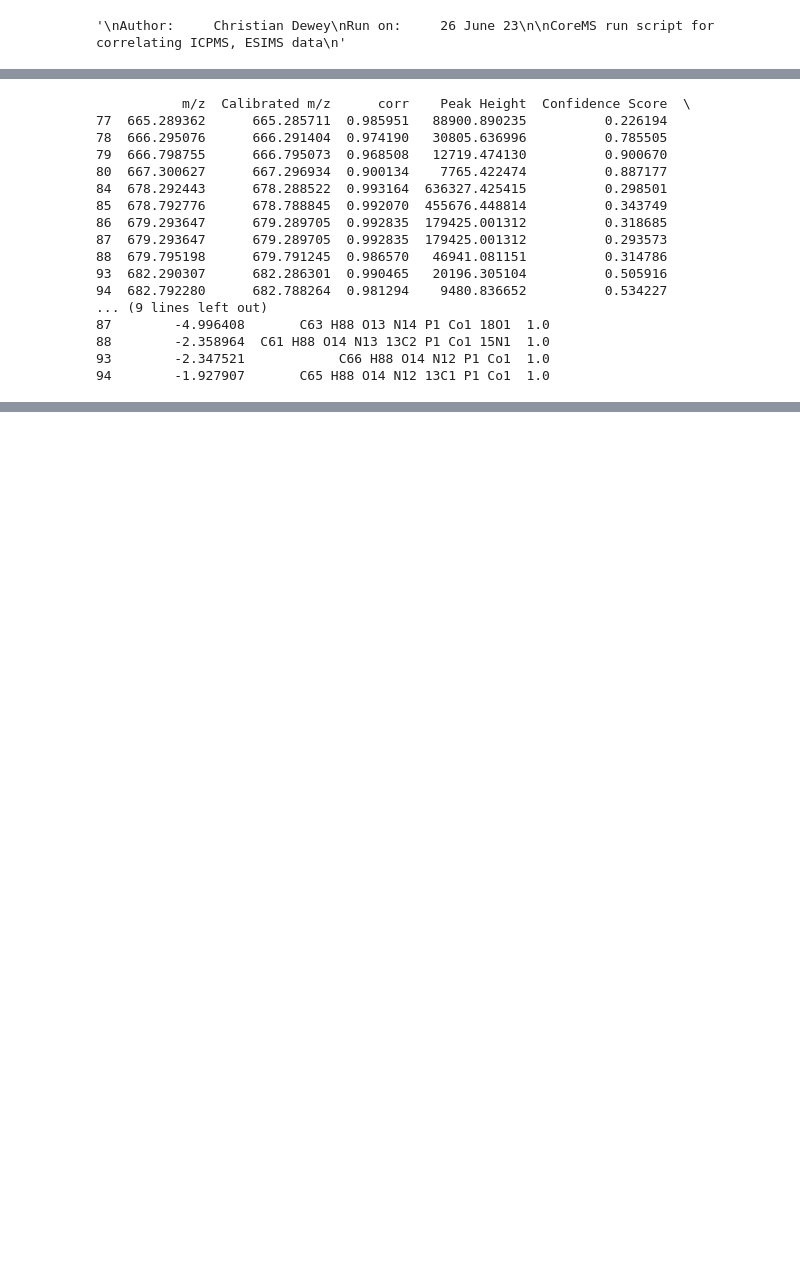
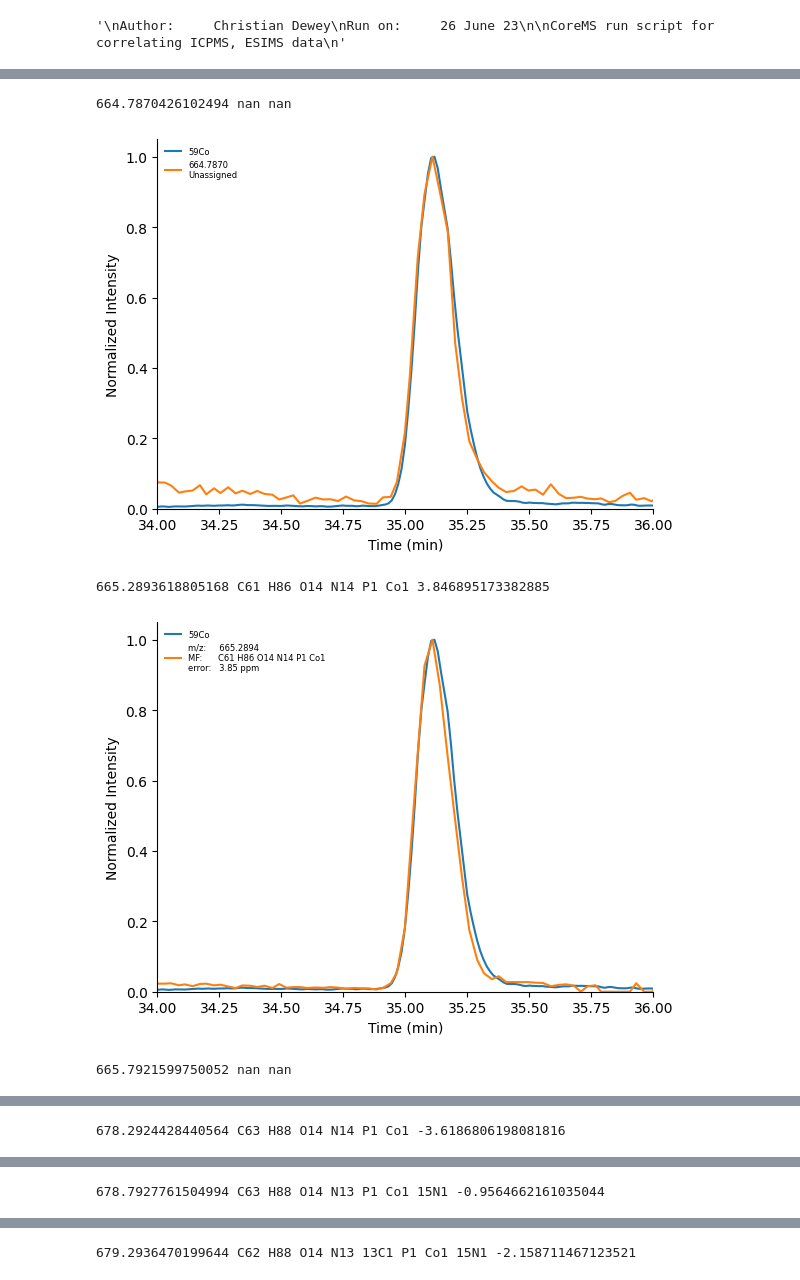
Before and after one commit to rboiteau/CoreMS, a Jupyter notebook: iodine.ipynb, the cells around one changed output, grey strips where cells are left out. Saved outputs shown, nothing was run; the diff lists cells and outputs as text; code cells hidden in the pictures; blank space fills up the shorter version.

```diff
--- a/iodine.ipynb
+++ b/iodine.ipynb
@@ -360,4 +356,7 @@ for mz, corr in zip(results['m/z'], results['corr']):
 # %%
+data_dir = '/Users/christiandewey/data/Syn-cultures-May_June-2023/7803/'
+icpmsfile = data_dir + 'Syn_7803.csv'
+
 assignment_results = pd.read_csv(data_dir + 'b12_assignment.csv')
 esifile = data_dir + 'Syn7803_pos.raw'
 time_min = 34
@@ -373,6 +372,9 @@ eic_dict, mass_spectrum = get_eics(esi_file=esifile, assignments = assignment_re
 with open(data_dir + "b12_eics.pkl", 'wb') as fp:
     pickle.dump(eic_dict, fp)
     print("EIC dictionary saved to b12_eics.pkl")
+# %%
+with open(data_dir + 'b12_eics.pkl', 'rb') as handle:
+    eic_dict = pickle.load(handle)
 # %%
 #eic_dict3 = pickle.load(data_dir + "b12_eics.pkl")
 
@@ -382,34 +384,23 @@ results, bestresults = correlate(icp_interp=icp_interp, EICdic=eic_dict,heteroAt
 print(bestresults)
 
 results.to_csv(data_dir+'b12_correlation_results.csv')
-# %% [output]
-           m/z  Calibrated m/z      corr    Peak Height  Confidence Score  \
-77  665.289362      665.285711  0.985951   88900.890235          0.226194
-78  666.295076      666.291404  0.974190   30805.636996          0.785505
-79  666.798755      666.795073  0.968508   12719.474130          0.900670
-80  667.300627      667.296934  0.900134    7765.422474          0.887177
-84  678.292443      678.288522  0.993164  636327.425415          0.298501
-85  678.792776      678.788845  0.992070  455676.448814          0.343749
-86  679.293647      679.289705  0.992835  179425.001312          0.318685
-87  679.293647      679.289705  0.992835  179425.001312          0.293573
-88  679.795198      679.791245  0.986570   46941.081151          0.314786
-93  682.290307      682.286301  0.990465   20196.305104          0.505916
-94  682.792280      682.788264  0.981294    9480.836652          0.534227
-... (9 lines left out)
-87        -4.996408       C63 H88 O13 N14 P1 Co1 18O1  1.0
-88        -2.358964  C61 H88 O14 N13 13C2 P1 Co1 15N1  1.0
-93        -2.347521            C66 H88 O14 N12 P1 Co1  1.0
-94        -1.927907       C65 H88 O14 N12 13C1 P1 Co1  1.0
 # %%
-for mz, corr in zip(results['m/z'], results['corr']):
+for mz, mf, err, corr in zip(results['m/z'], results['Molecular Formula'], results['m/z Error (ppm)'] ,results['corr']):
     if corr > 0.98:
-        print(mz)
+        print(mz, mf, err)
         eic = eic_dict[mz]
 
         fig, ax = plt.subplots()
 
         timerange = [time_min,time_max] #list(range(time_min,time_max,interval))
 
-        ax = plot_EIC_ICPMS(eic,mz,icpmsfile,'59Co', timerange, offset = -42, ax = ax)
+        ax = plot_EIC_ICPMS(eic,mz,icpmsfile,'59Co', timerange, offset = -42, mf=mf, err = err, ax = ax)
 
-        plt.show()
+        sns.despine()
+        plt.show()  #
+# %% [output]
+664.7870426102494 nan nan
+[figure, added]
+665.2893618805168 C61 H86 O14 N14 P1 Co1 3.846895173382885
+[figure, added]
+665.7921599750052 nan nan
@@ -415,0 +408 @@ for mz, corr in zip(results['m/z'], results['corr']):
+678.2924428440564 C63 H88 O14 N14 P1 Co1 -3.6186806198081816
@@ -415,0 +410 @@ for mz, corr in zip(results['m/z'], results['corr']):
+678.7927761504994 C63 H88 O14 N13 P1 Co1 15N1 -0.9564662161035044
@@ -415,0 +412 @@ for mz, corr in zip(results['m/z'], results['corr']):
+679.2936470199644 C62 H88 O14 N13 13C1 P1 Co1 15N1 -2.158711467123521
```
Also changed, not shown: parts of 16 cells of this notebook, 1 other file.
